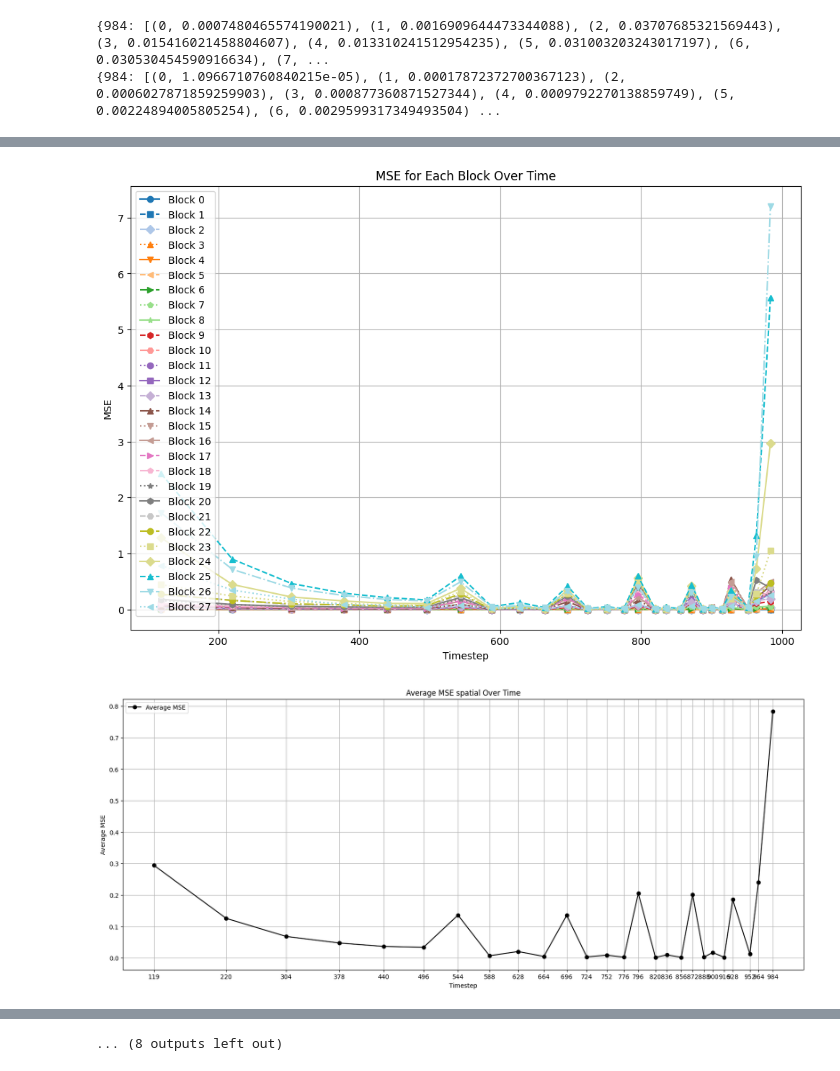
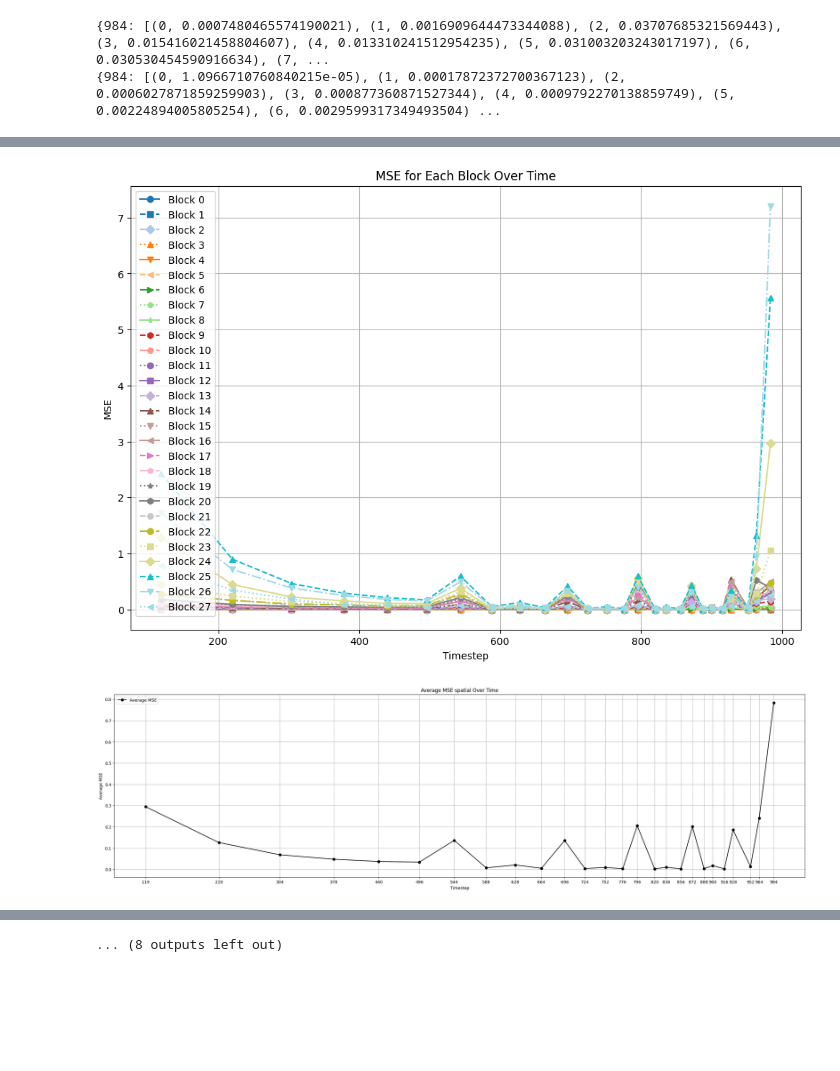
Before and after one commit to NUS-HPC-AI-Lab/VideoSys, a Jupyter notebook: visual_opensora.ipynb, the cells around one changed output, grey strips where cells are left out. Drawn from its saved outputs; the diff is of its cells as text; code cells hidden in the pictures; blank space fills up the shorter version.

```diff
--- a/visual_opensora.ipynb
+++ b/visual_opensora.ipynb
@@ -59,7 +166,7 @@ for timestep in timesteps:
     mse_values = [mse for _, mse in spatial_mlp_mse[timestep]]
     average_mse.append(np.mean(mse_values))
 
-plt.figure(figsize=(20, 8))
+plt.figure(figsize=(30, 8))
 plt.plot(timesteps, average_mse, label='Average MSE', color='black', marker='o')
 plt.xticks(timesteps)
 plt.xlabel('Timestep')
@@ -83,34 +190,34 @@ for idx, (block_id, mse_data) in enumerate(block_mse.items()):
 
 plt.xlabel('Timestep')
 plt.ylabel('MSE')
 plt.title('MSE for Each Block Over Time (Timesteps 400-900)')
 plt.legend()
 plt.grid(True)
 
 # Set x-ticks to be the unique timesteps
 plt.xticks(sorted(all_timesteps))
 
 plt.show()
 # Plot bar charts of MSE for each block at specific timesteps between 400 and 900
 timesteps_set = set(t for block_data in block_mse.values() for t, mse in block_data if 400 <= t <= 900)
 timesteps_sorted = sorted(timesteps_set)
 for timestep in timesteps_sorted:
     mses_at_timestep = [(block_id, mse) for block_id, mse_data in block_mse.items()
                         for t, mse in mse_data if t == timestep]
     if mses_at_timestep:
         block_ids, mses = zip(*mses_at_timestep)
         x = np.arange(len(block_ids))
         plt.figure(figsize=(14, 8))
         plt.bar(x, mses, color=[colors(i) for i in range(len(block_ids))])
         plt.xlabel('Block ID')
         plt.ylabel('MSE')
         plt.title(f'MSE for Each Block at Timestep {timestep}')
         plt.xticks(x, [f'{block_id}' for block_id in block_ids])
         plt.grid(True)
         plt.show()
 # %% [output]
 [figure]
-[figure, old version]
+[figure, new version]
 [figure]
 [figure]
 [figure]
```
Also changed, not shown: parts of 2 cells of this notebook, 16 other files.
